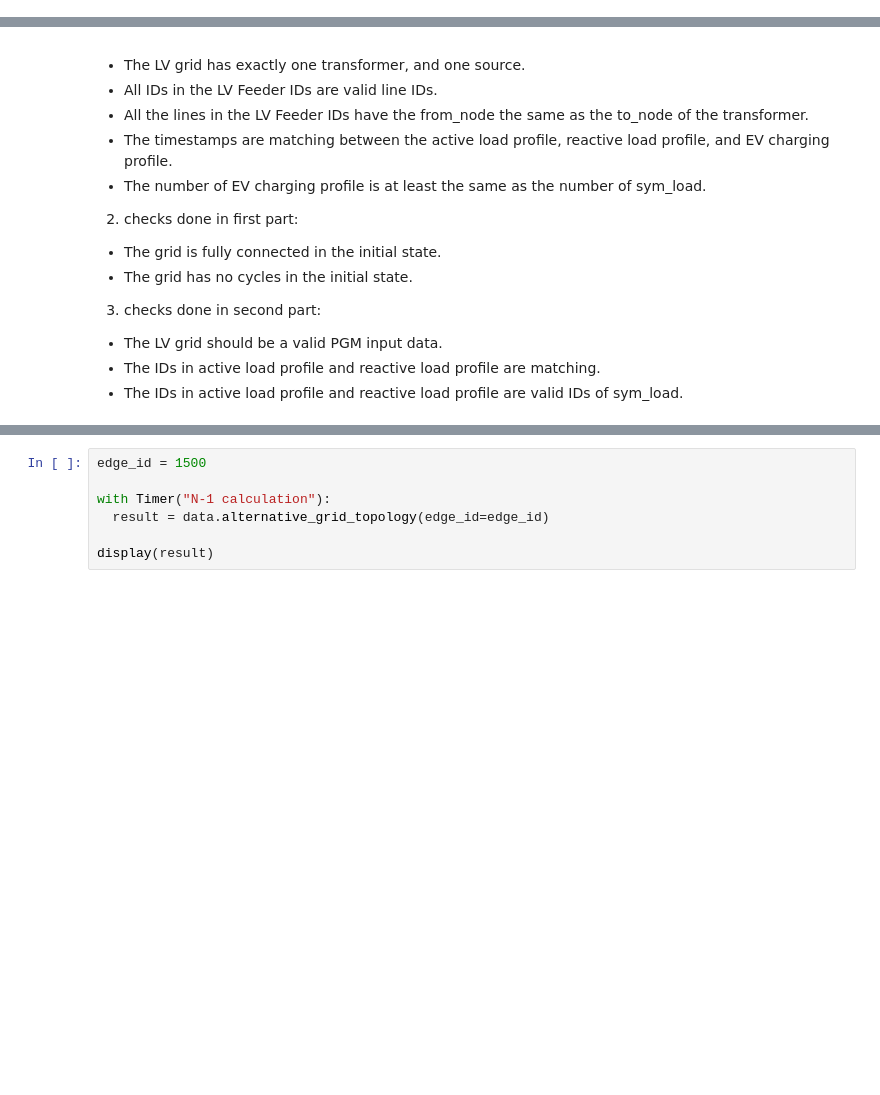
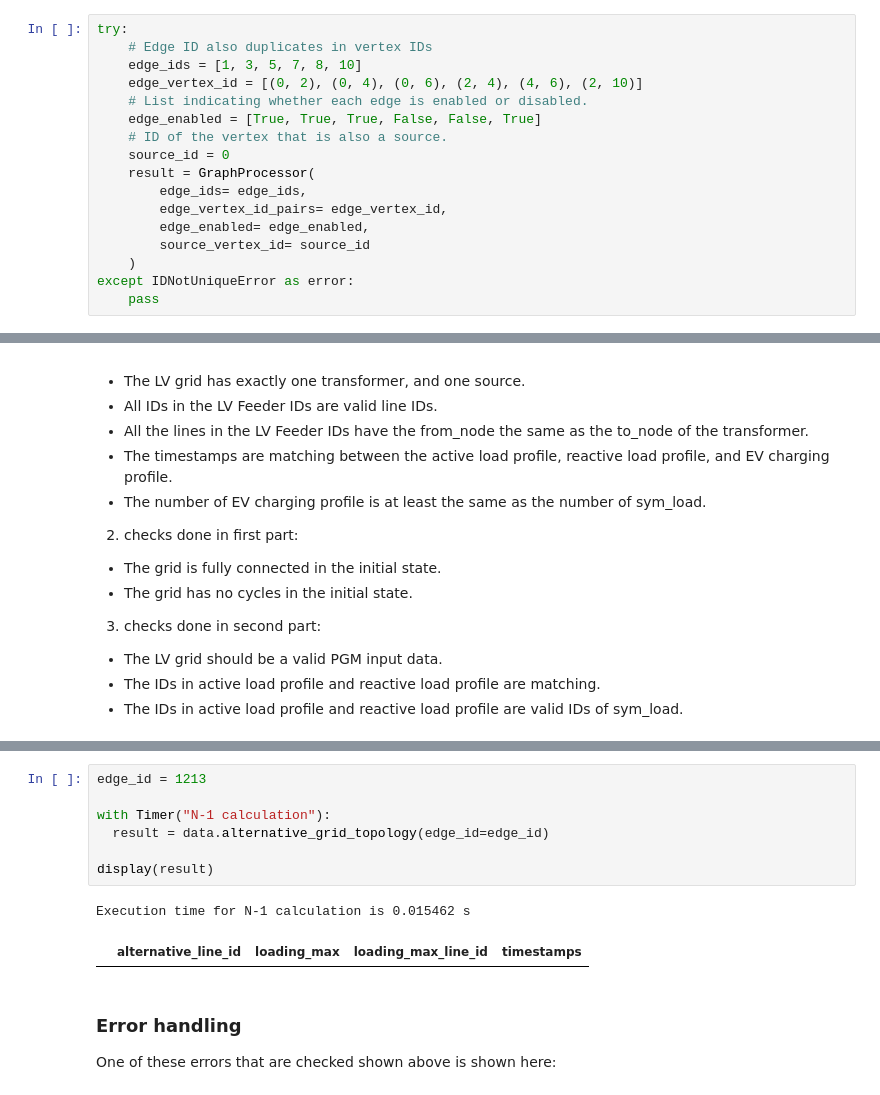
Before and after one commit to anhthattuanton/power-system-simulation-fuse, a Jupyter notebook: example/final_presentation.ipynb, the cells around one changed output, grey strips where cells are left out. Drawn from its saved outputs; the diff is of its cells as text; blank space fills up the shorter version.

```diff
--- a/example/final_presentation.ipynb
+++ b/example/final_presentation.ipynb
@@ -125,0 +148,17 @@ print(alternative_eges)
+# %%
+try:
+    # Edge ID also duplicates in vertex IDs
+    edge_ids = [1, 3, 5, 7, 8, 10]
+    edge_vertex_id = [(0, 2), (0, 4), (0, 6), (2, 4), (4, 6), (2, 10)]
+    # List indicating whether each edge is enabled or disabled.
+    edge_enabled = [True, True, True, False, False, True]
+    # ID of the vertex that is also a source.
+    source_id = 0
+    result = GraphProcessor(
+        edge_ids= edge_ids,
+        edge_vertex_id_pairs= edge_vertex_id,
+        edge_enabled= edge_enabled,
+        source_vertex_id= source_id
+    )
+except IDNotUniqueError as error:
+    pass
@@ -380,7 +439,13 @@ Data Per Line:
 # %%
-edge_id = 1500
+edge_id = 1213
 
 with Timer("N-1 calculation"):
   result = data.alternative_grid_topology(edge_id=edge_id)
 
 display(result)
+# %% [output]
+Execution time for N-1 calculation is 0.015462 s
+|  | alternative_line_id | loading_max | loading_max_line_id | timestamps |
+# %% [markdown]
+### **Error handling**
+One of these errors that are checked shown above is shown here:
```
Also changed, not shown: parts of 14 cells of this notebook.
